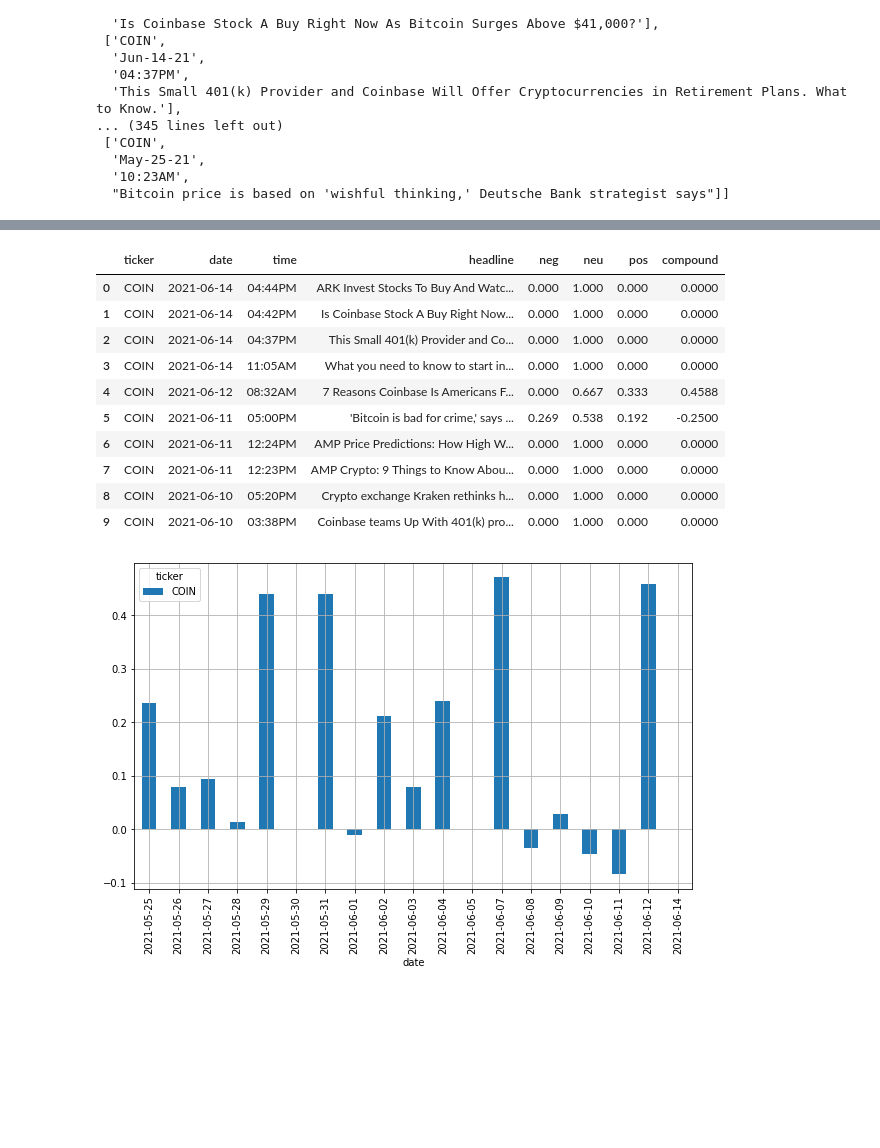
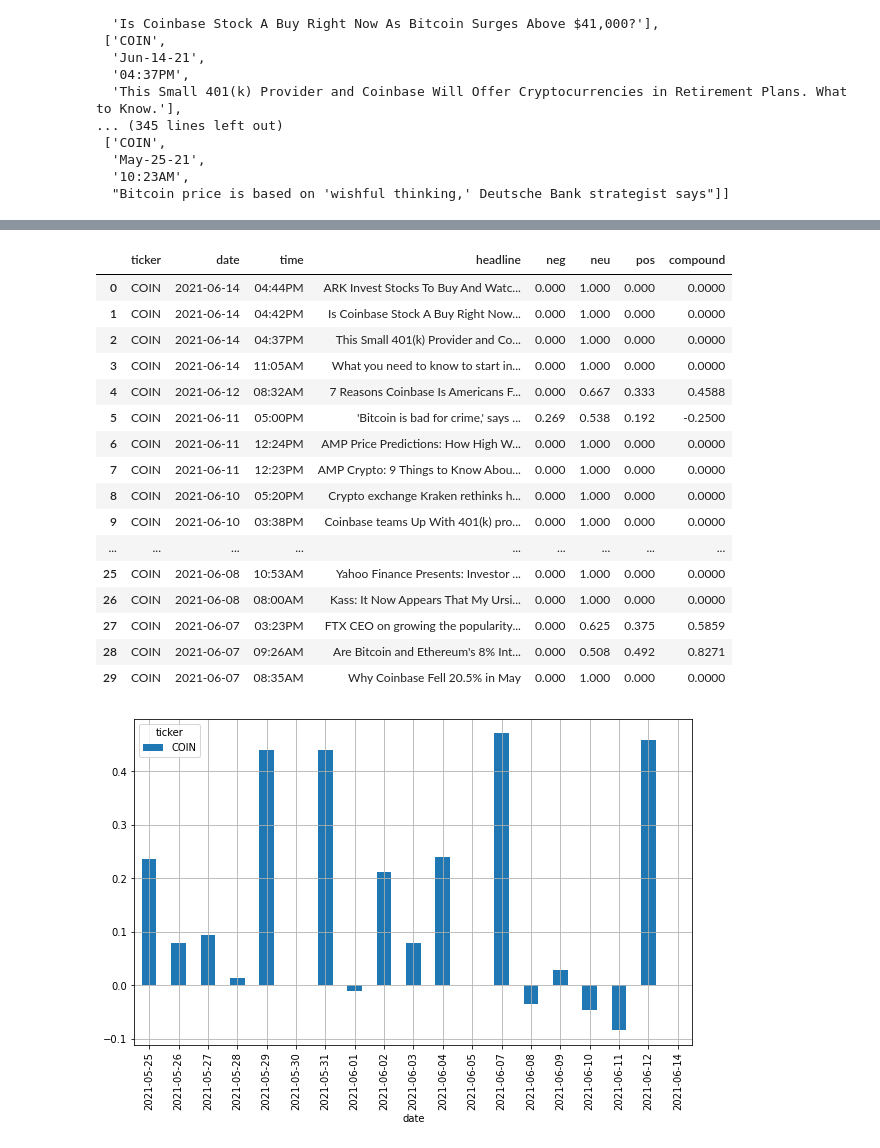
Before and after one commit to xanasa14/Crypto, a Jupyter notebook: Bitcoin_predictor2.ipynb, the cells around one changed output, grey strips where cells are left out. Drawn from its saved outputs; the diff is of its cells as text; code cells hidden in the pictures; blank space fills up the shorter version.

```diff
--- a/Bitcoin_predictor2.ipynb
+++ b/Bitcoin_predictor2.ipynb
@@ -125,6 +125,6 @@ parsed_and_scored_news = parsed_and_scored_news.join(scores_df, rsuffix='_right'
 # Convert the date column from string to datetime
 parsed_and_scored_news['date'] = pd.to_datetime(parsed_and_scored_news.date).dt.date
 
-parsed_and_scored_news.head(10)
+parsed_and_scored_news.head(30)
 # %% [output]
 [nltk_data] Downloading package vader_lexicon to /root/nltk_data...
@@ -131,14 +132,20 @@ parsed_and_scored_news.head(10)
 |  | ticker | date | time | headline | neg | neu | pos | compound |
 | 0 | COIN | 2021-06-14 | 04:44PM | ARK Invest Stocks To Buy And Watc... | 0.000 | 1.000 | 0.000 | 0.0000 |
 | 1 | COIN | 2021-06-14 | 04:42PM | Is Coinbase Stock A Buy Right Now... | 0.000 | 1.000 | 0.000 | 0.0000 |
 | 2 | COIN | 2021-06-14 | 04:37PM | This Small 401(k) Provider and Co... | 0.000 | 1.000 | 0.000 | 0.0000 |
 | 3 | COIN | 2021-06-14 | 11:05AM | What you need to know to start in... | 0.000 | 1.000 | 0.000 | 0.0000 |
 | 4 | COIN | 2021-06-12 | 08:32AM | 7 Reasons Coinbase Is Americans F... | 0.000 | 0.667 | 0.333 | 0.4588 |
 | 5 | COIN | 2021-06-11 | 05:00PM | 'Bitcoin is bad for crime,' says ... | 0.269 | 0.538 | 0.192 | -0.2500 |
 | 6 | COIN | 2021-06-11 | 12:24PM | AMP Price Predictions: How High W... | 0.000 | 1.000 | 0.000 | 0.0000 |
 | 7 | COIN | 2021-06-11 | 12:23PM | AMP Crypto: 9 Things to Know Abou... | 0.000 | 1.000 | 0.000 | 0.0000 |
 | 8 | COIN | 2021-06-10 | 05:20PM | Crypto exchange Kraken rethinks h... | 0.000 | 1.000 | 0.000 | 0.0000 |
 | 9 | COIN | 2021-06-10 | 03:38PM | Coinbase teams Up With 401(k) pro... | 0.000 | 1.000 | 0.000 | 0.0000 |
+| ... | ... | ... | ... | ... | ... | ... | ... | ... |
+| 25 | COIN | 2021-06-08 | 10:53AM | Yahoo Finance Presents: Investor ... | 0.000 | 1.000 | 0.000 | 0.0000 |
+| 26 | COIN | 2021-06-08 | 08:00AM | Kass: It Now Appears That My Ursi... | 0.000 | 1.000 | 0.000 | 0.0000 |
+| 27 | COIN | 2021-06-07 | 03:23PM | FTX CEO on growing the popularity... | 0.000 | 0.625 | 0.375 | 0.5859 |
+| 28 | COIN | 2021-06-07 | 09:26AM | Are Bitcoin and Ethereum's 8% Int... | 0.000 | 0.508 | 0.492 | 0.8271 |
+| 29 | COIN | 2021-06-07 | 08:35AM | Why Coinbase Fell 20.5% in May | 0.000 | 1.000 | 0.000 | 0.0000 |
 # %%
 plt.rcParams['figure.figsize'] = [10, 6]
 
```
Also changed, not shown: parts of 2 cells of this notebook.
